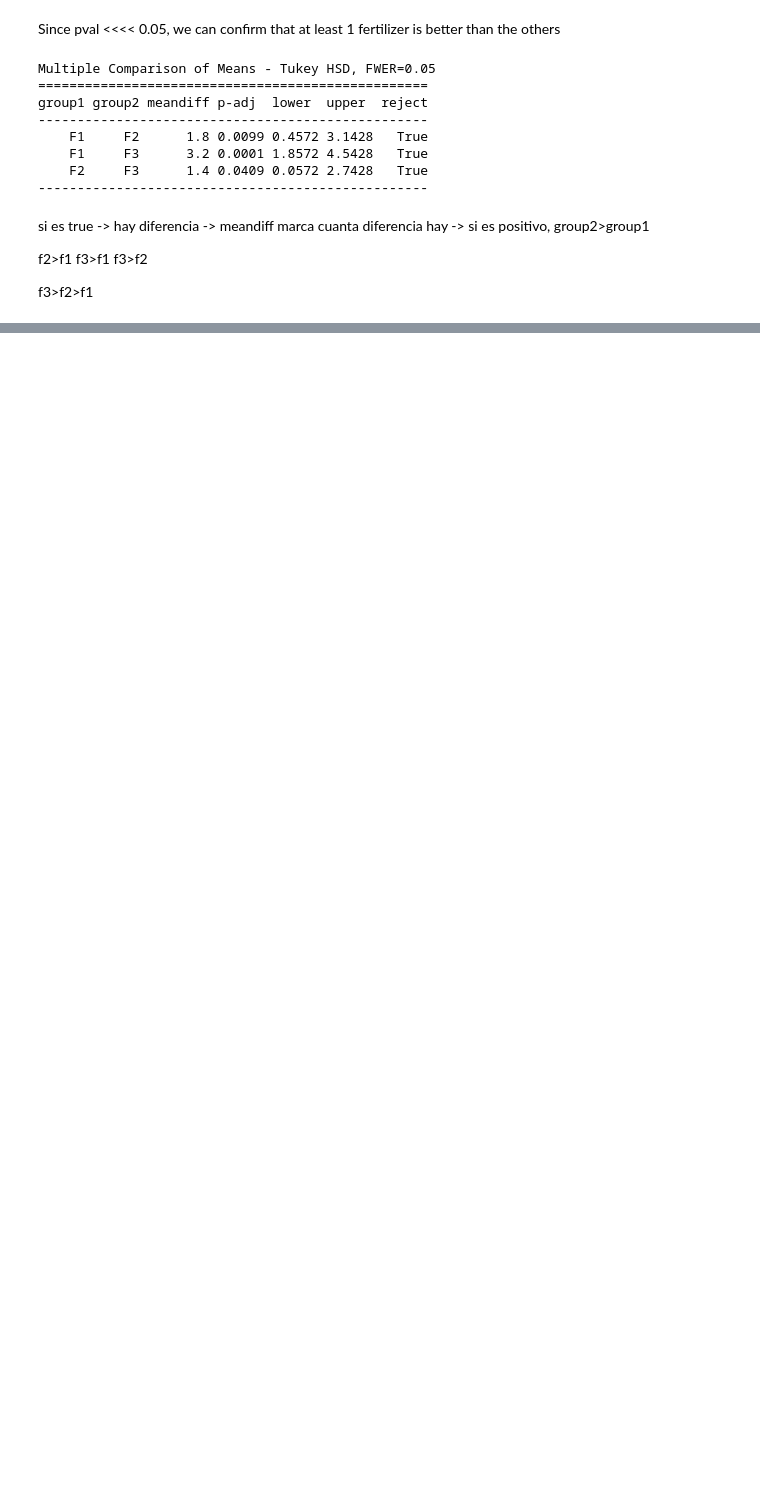
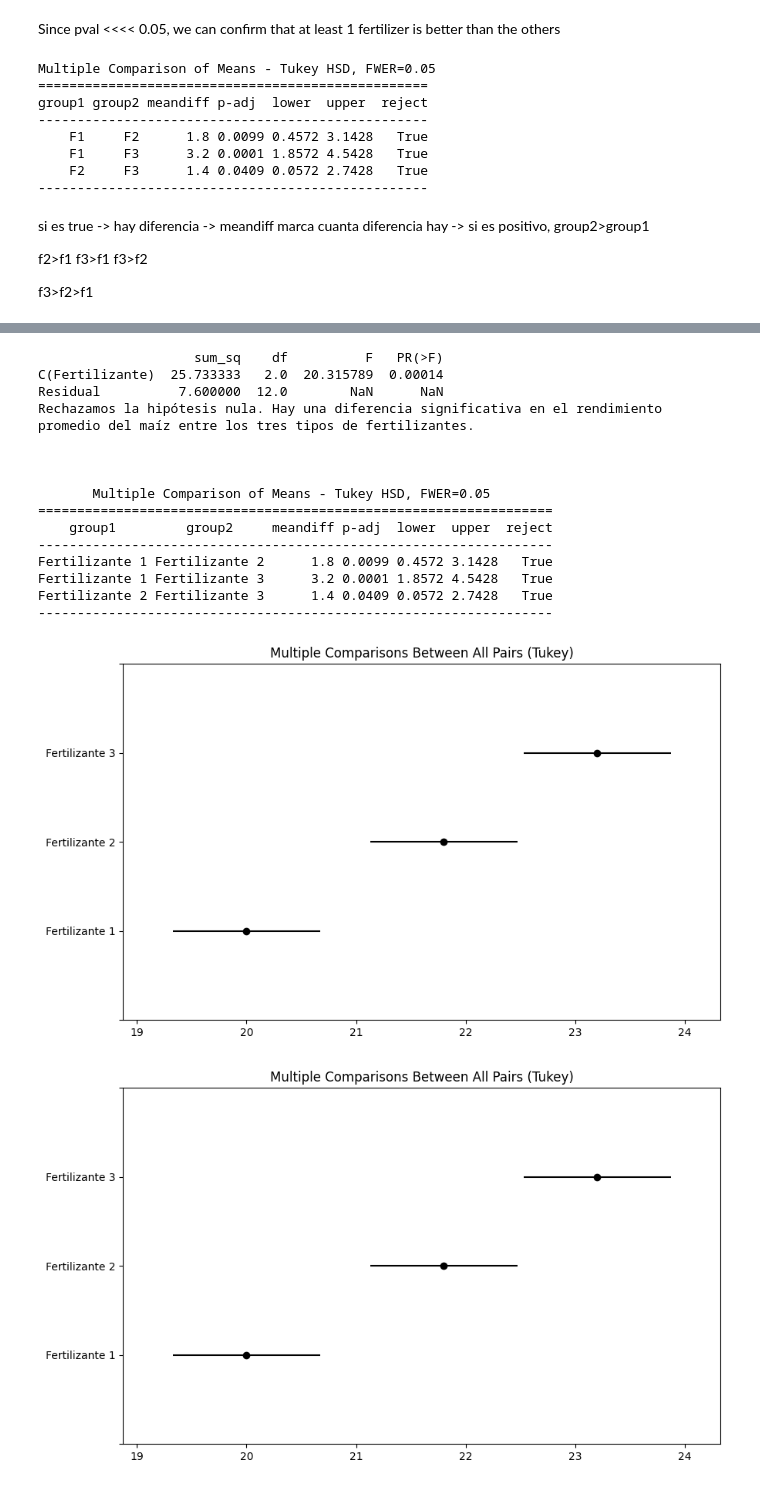
Before and after one commit to Valaery/hypothesis-testing-exercises-project-with-python, a Jupyter notebook: notebook/problems.ipynb, the cells around one changed output, grey strips where cells are left out. Drawn from its saved outputs; the diff is of its cells as text; code cells hidden in the pictures; blank space fills up the shorter version.

```diff
--- a/notebook/problems.ipynb
+++ b/notebook/problems.ipynb
@@ -118,0 +149,64 @@ f3>f2>f1
+# %%
+import numpy as np
+from scipy import stats
+import pandas as pd
+import statsmodels.api as sm
+from statsmodels.formula.api import ols
+
+# Datos de rendimiento de maíz para cada fertilizante
+fertilizante1 = [20, 21, 20, 19, 20]
+fertilizante2 = [22, 21, 23, 22, 21]
+fertilizante3 = [24, 23, 22, 23, 24]
+
+# Organizar los datos en un DataFrame
+data = {'Rendimiento': fertilizante1 + fertilizante2 + fertilizante3,'Fertilizante': ['Fertilizante 1'] * 5 + ['Fertilizante 2'] * 5 + ['Fertilizante 3'] * 5}
+
+df = pd.DataFrame(data)
+
+# Realizar ANOVA usando statsmodels
+modelo = ols('Rendimiento ~ C(Fertilizante)', data=df).fit()
+anova_table = sm.stats.anova_lm(modelo, typ=2)
+
+print(anova_table)
+
+# Interpretar el P-value
+
+alpha = 0.05  # Nivel de significancia
+p_value = anova_table["PR(>F)"][0]
+
+if p_value < alpha:
+    print("Rechazamos la hipótesis nula. Hay una diferencia significativa en el rendimiento promedio del maíz entre los tres tipos de fertilizantes.")
+else:
+    print("No podemos rechazar la hipótesis nula. No hay una diferencia significativa en el rendimiento promedio del maíz entre los tres tipos de fertilizantes.")
+
+print(f"\n\n")
+
+
+# Identificar el mejor fertilizante
+
+from statsmodels.stats.multicomp import pairwise_tukeyhsd
+
+# Realizar la prueba de Tukey
+tukey = pairwise_tukeyhsd(endog=df['Rendimiento'], groups=df['Fertilizante'], alpha=0.05)
+print(tukey)
+
+# Graficar los resultados de Tukey
+tukey.plot_simultaneous()
+# %% [output]
+                    sum_sq    df          F   PR(>F)
+C(Fertilizante)  25.733333   2.0  20.315789  0.00014
+Residual          7.600000  12.0        NaN      NaN
+Rechazamos la hipótesis nula. Hay una diferencia significativa en el rendimiento promedio del maíz entre los tres tipos de fertilizantes.
+
+
+
+       Multiple Comparison of Means - Tukey HSD, FWER=0.05
+==================================================================
+    group1         group2     meandiff p-adj  lower  upper  reject
+------------------------------------------------------------------
+Fertilizante 1 Fertilizante 2      1.8 0.0099 0.4572 3.1428   True
+Fertilizante 1 Fertilizante 3      3.2 0.0001 1.8572 4.5428   True
+Fertilizante 2 Fertilizante 3      1.4 0.0409 0.0572 2.7428   True
+------------------------------------------------------------------
+[figure, added]
+[figure, added]
```
Also changed, not shown: parts of 5 cells of this notebook.
